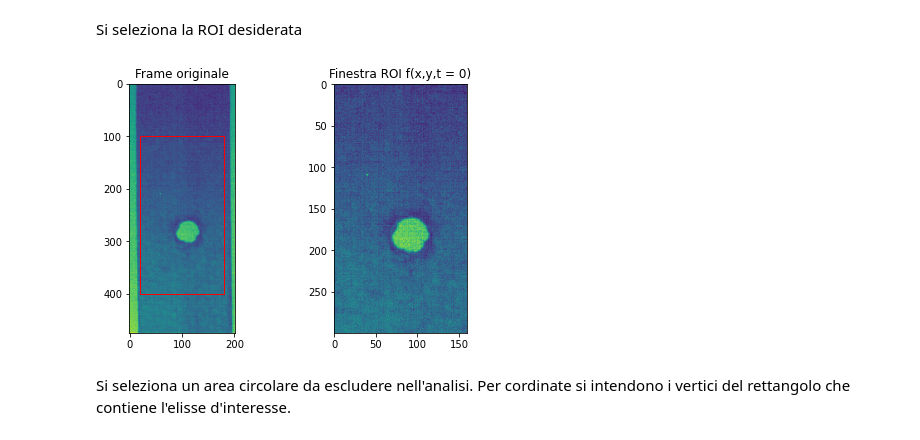
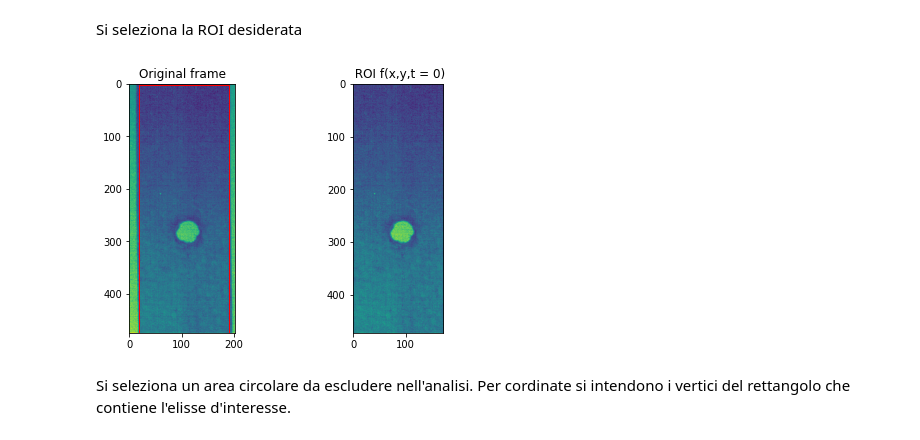
Before and after one commit to LolloCappo/Thermoelasticity-Interactive-Analysis, a Jupyter notebook: Appendice A.ipynb, the cells around one changed output. Cells and saved outputs as stored; diff of their text form; code cells hidden in the pictures.

```diff
--- a/Appendice A.ipynb
+++ b/Appendice A.ipynb
@@ -36,17 +36,17 @@ path_npy = path_base + f'cfrp_{label_nome}_{fa}Hz_f{fr}_{livello_carico}.npy'
 Si inizializza quindi l'oggetto della classe TSA. L'oggetto gestisce sia il caricamento e memorizzazione del video termico che le operazioni svolte nel corso dell'analisi.
 Per il caricamento è predisposto ad accettare video sia in forma di matrice numpy che come file .npy,.sfmov(tramite libreria pysfmov) che in formato .mat
 # %%
-Analisi_30Hz = analisi_tsa.TSA(fa,path_npy)
+Analisi_30Hz = pytsa.TSA(fa,path_npy)
 Analisi_30Hz.view()
 # %% [output]
 [figure]
 # %% [markdown]
 Si seleziona la ROI desiderata
 # %%
-cordinate = (20,100,180,400) # (yi,xi,yf,xf)
+cordinate = (19, 1, 191, 474) # (yi,xi,yf,xf)
 Analisi_30Hz.set_ROI(cordinate[1],cordinate[0],cordinate[3],cordinate[2],view = True)
 # %% [output]
-[figure, old version]
+[figure, new version]
 # %% [markdown]
 Si seleziona un area circolare da escludere nell'analisi. Per cordinate si intendono i vertici del rettangolo che contiene l'elisse d'interesse.
 # %%
```
Also changed, not shown: parts of 9 cells of this notebook, 7 other files.
